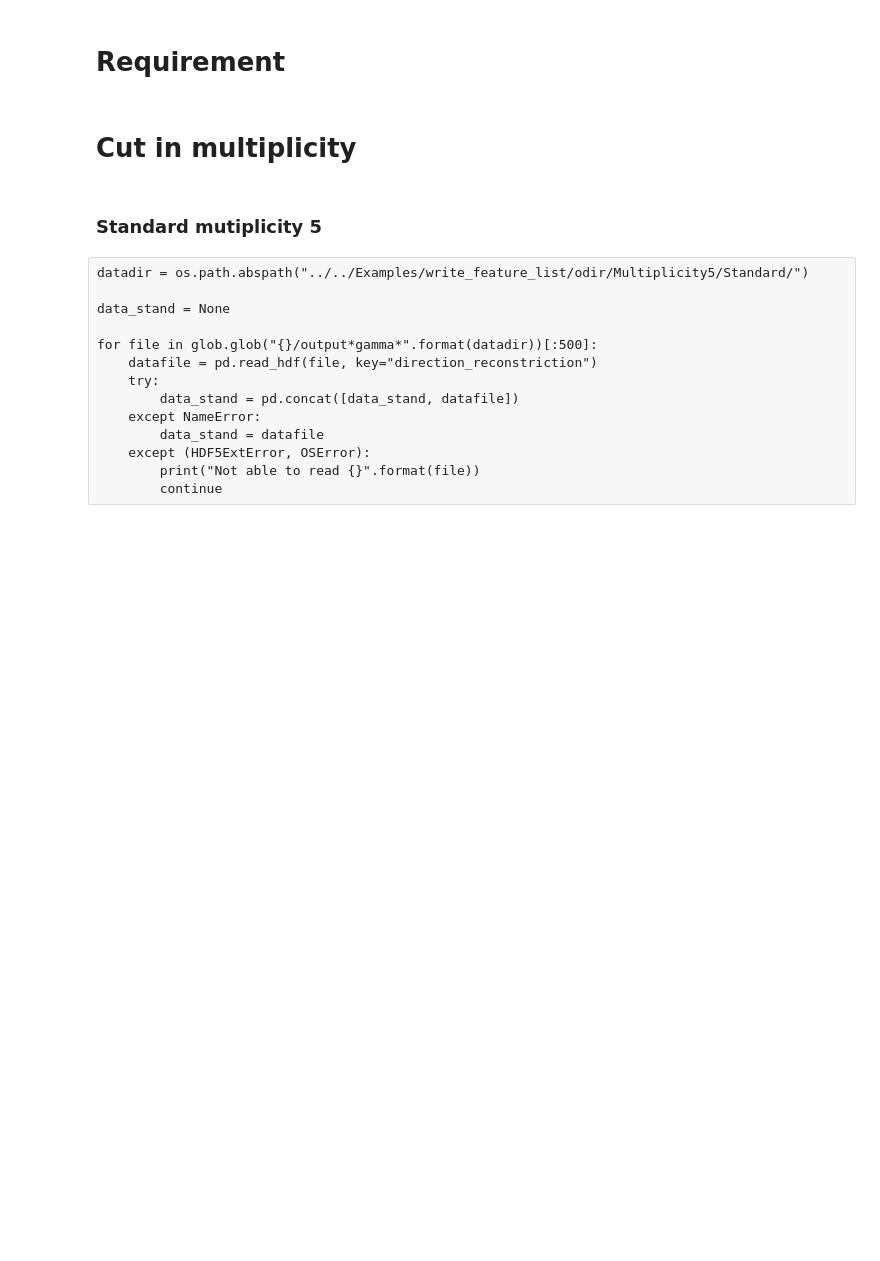
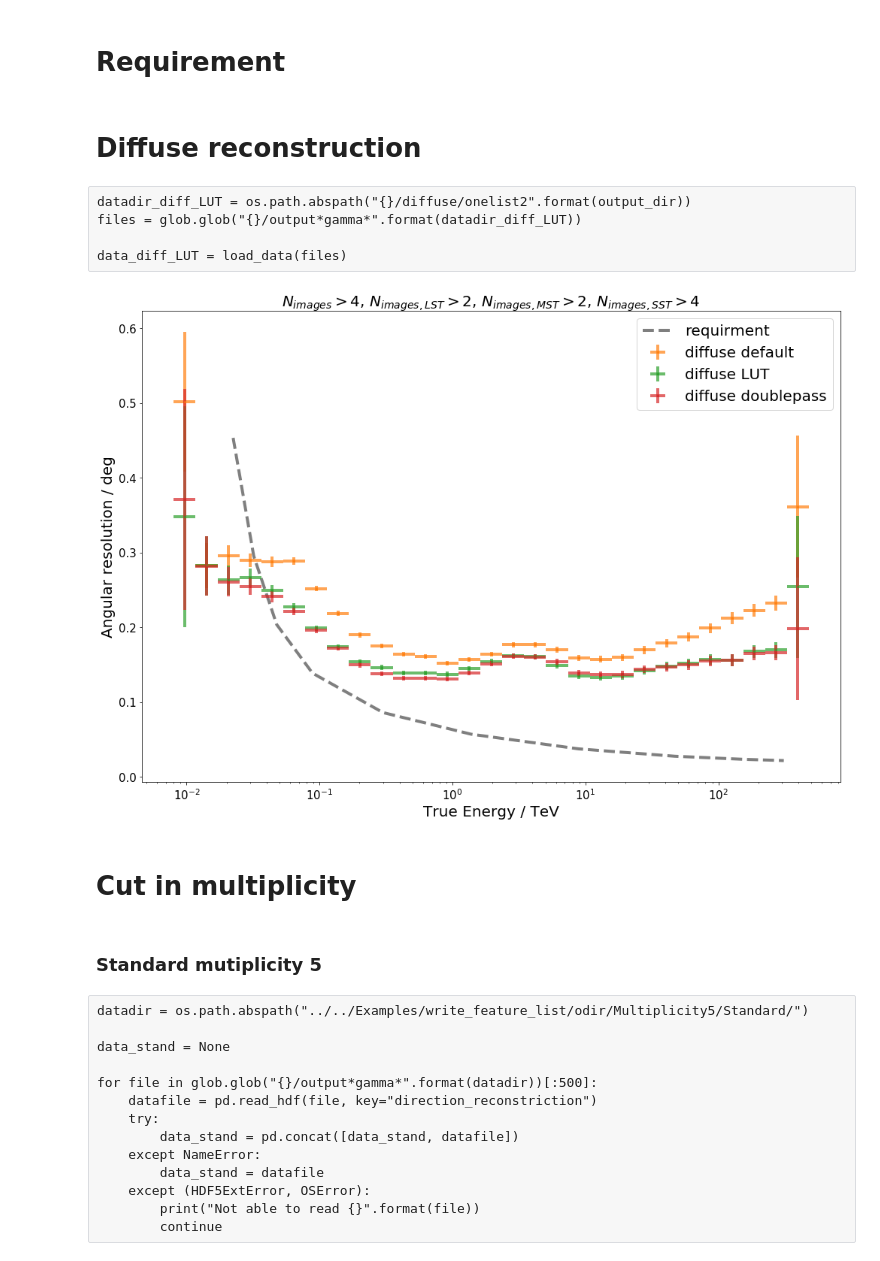
Before and after one commit to mireianievas/konsta_cta, a Jupyter notebook: Notebooks/direction_reco/AngularResolution.ipynb, the cells around one changed output. Saved outputs shown, nothing was run; the diff lists cells and outputs as text; code cells hidden in the pictures; blank space fills up the shorter version.

Commit message:
Updating diffuse reconstruction using LUT

```diff
--- a/Notebooks/direction_reco/AngularResolution.ipynb
+++ b/Notebooks/direction_reco/AngularResolution.ipynb
@@ -57,0 +88,54 @@ angres = [0.453339 , 0.295111 , 0.203515 , 0.138619 , 0.0858772, 0.0569610, 0.03
+# %% [markdown]
+# Diffuse reconstruction
+# %%
+datadir_diff_def = os.path.abspath("{}/diffuse/default".format(output_dir))
+files = glob.glob("{}/output*gamma*".format(datadir_diff_def))
+
+data_diff_def = load_data(files)
+# %%
+datadir_diff_LUT = os.path.abspath("{}/diffuse/onelist".format(output_dir))
+files = glob.glob("{}/output*gamma*".format(datadir_diff_LUT))
+
+data_diff_LUT = load_data(files)
+# %% [raw]
+datadir_diff_LUT = os.path.abspath("{}/diffuse/onelist2".format(output_dir))
+files = glob.glob("{}/output*gamma*".format(datadir_diff_LUT))
+
+data_diff_LUT = load_data(files)
+# %%
+datadir_diff_double = os.path.abspath("{}/diffuse/doublepass_corrected".format(output_dir))
+files = glob.glob("{}/output*gamma*".format(datadir_diff_double))
+
+data_diff_double = load_data(files)
+# %%
+q_diff_def, pos, err_diff_def = calc_angular_resolution(off_angle=data_diff_def.off_angle,
+                                  trueE=data_diff_def.MC_Energy, erange=[0.008, 700], bins=30)
+
+q_diff_LUT, pos, err_diff_LUT = calc_angular_resolution(off_angle=data_diff_LUT.off_angle,
+                                  trueE=data_diff_LUT.MC_Energy, erange=[0.008, 700], bins=30)
+
+q_diff_double, pos, err_diff_double = calc_angular_resolution(off_angle=data_diff_double.off_angle,
+                                  trueE=data_diff_double.MC_Energy, erange=[0.008, 700], bins=30)
+
+plt.figure(figsize=(14,10))
+rcParams['xtick.labelsize'] = 15
+rcParams['ytick.labelsize'] = 15
+plt.xscale('log')
+#plt.yscale("log")
+#plt.ylim([0,.5])
+plt.errorbar(pos, q_diff_def[0], q_diff_def[1], err_diff_def, fmt="o", color="C1", zorder=10,
+             label="diffuse default", linewidth=4, markersize=2, alpha=0.7)
+plt.errorbar(pos, q_diff_LUT[0], q_diff_LUT[1], err_diff_LUT, fmt="o", color="C2", zorder=10,
+             label="diffuse LUT", linewidth=4, markersize=2, alpha=0.7)
+plt.errorbar(pos, q_diff_double[0], q_diff_double[1], err_diff_double, fmt="o", color="C3", zorder=10,
+             label="diffuse doublepass", linewidth=4, markersize=2, alpha=0.7)
+
+plt.plot(e, angres, linewidth=4, label="requirment", color="k", alpha=0.5, linestyle="--")
+plt.xlabel("True Energy / TeV", fontsize=20)
+plt.ylabel("Angular resolution / deg", fontsize=20)
+plt.title(r"$N_{images}>4$, $N_{images, LST}>2$, $N_{images, MST}>2$, $N_{images, SST}>4$", fontsize=20)
+plt.legend(fontsize=20)
+plt.tight_layout()
+plt.savefig("Angular_resolution_def_LUT_double.pdf")
+# %% [output]
+[figure, added]
```
Also changed, not shown: parts of 45 cells of this notebook, 1 other file.
